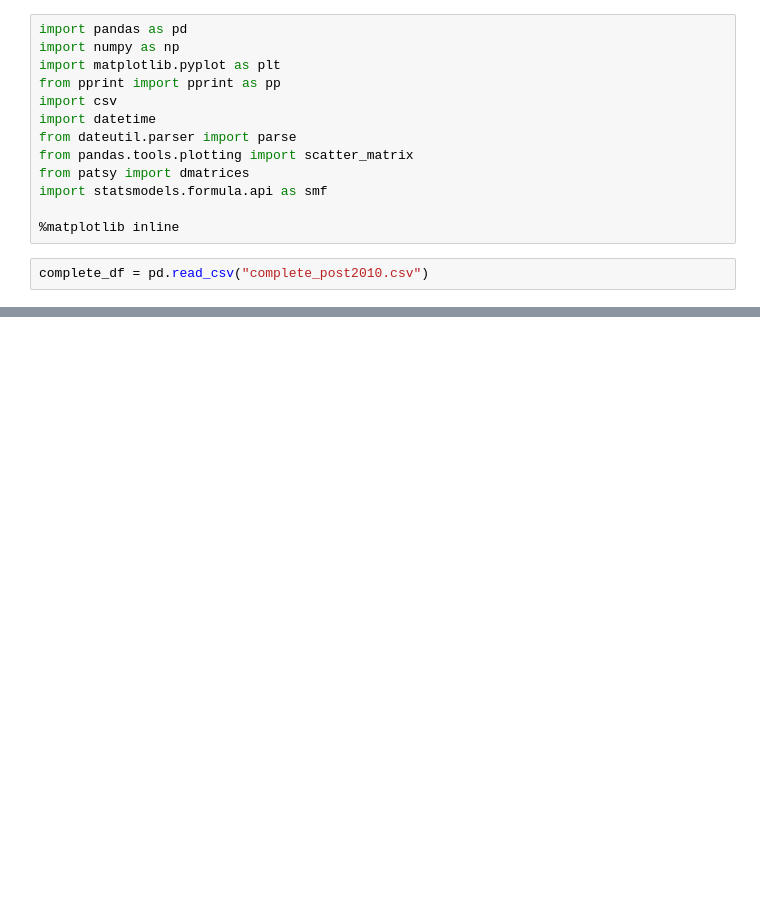
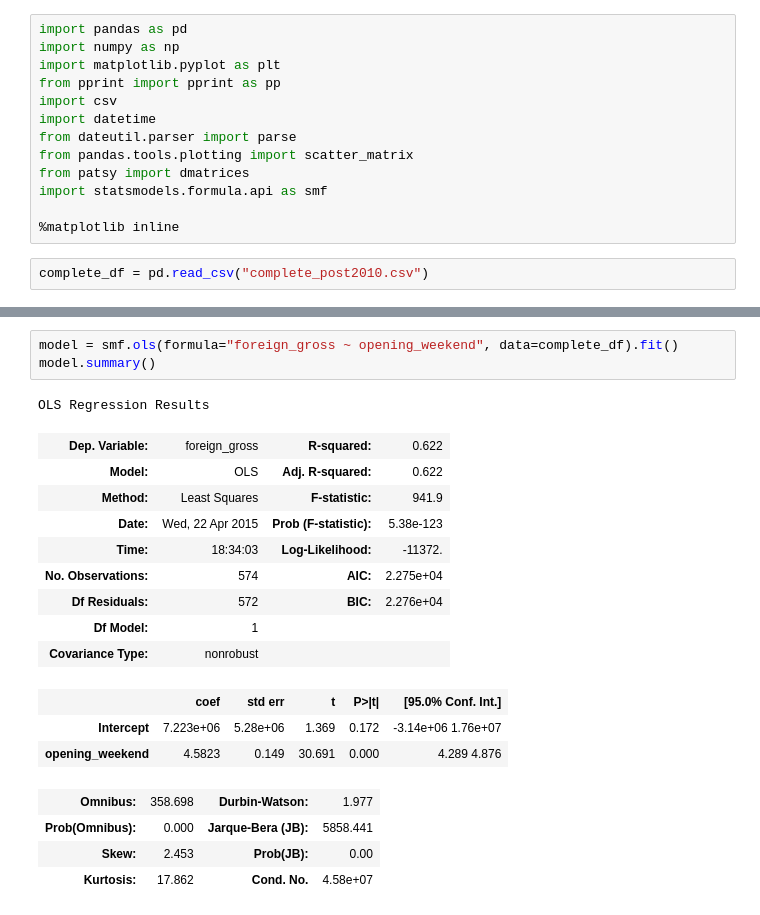
Before and after one commit to smitfire/luther, a Jupyter notebook: luther2.ipynb, the cells around one changed output, grey strips where cells are left out. Saved outputs shown, nothing was run; the diff lists cells and outputs as text; blank space fills up the shorter version.

```diff
--- a/luther2.ipynb
+++ b/luther2.ipynb
@@ -76,0 +78,21 @@ array([[<matplotlib.axes._subplots.AxesSubplot object at 0x...>,
+# %%
+model = smf.ols(formula="foreign_gross ~ opening_weekend", data=complete_df).fit()
+model.summary()
+# %% [output]
+OLS Regression Results
+| Dep. Variable: | foreign_gross | R-squared: | 0.622 |
+| Model: | OLS | Adj. R-squared: | 0.622 |
+| Method: | Least Squares | F-statistic: | 941.9 |
+| Date: | Wed, 22 Apr 2015 | Prob (F-statistic): | 5.38e-123 |
+| Time: | 18:34:03 | Log-Likelihood: | -11372. |
+| No. Observations: | 574 | AIC: | 2.275e+04 |
+| Df Residuals: | 572 | BIC: | 2.276e+04 |
+| Df Model: | 1 |  |  |
+| Covariance Type: | nonrobust |  |  |
+|  | coef | std err | t | P>|t| | [95.0% Conf. Int.] |
+| Intercept | 7.223e+06 | 5.28e+06 | 1.369 | 0.172 | -3.14e+06 1.76e+07 |
+| opening_weekend | 4.5823 | 0.149 | 30.691 | 0.000 | 4.289 4.876 |
+| Omnibus: | 358.698 | Durbin-Watson: | 1.977 |
+| Prob(Omnibus): | 0.000 | Jarque-Bera (JB): | 5858.441 |
+| Skew: | 2.453 | Prob(JB): | 0.00 |
+| Kurtosis: | 17.862 | Cond. No. | 4.58e+07 |
```
Also changed, not shown: parts of 6 cells of this notebook, 2 other files.
